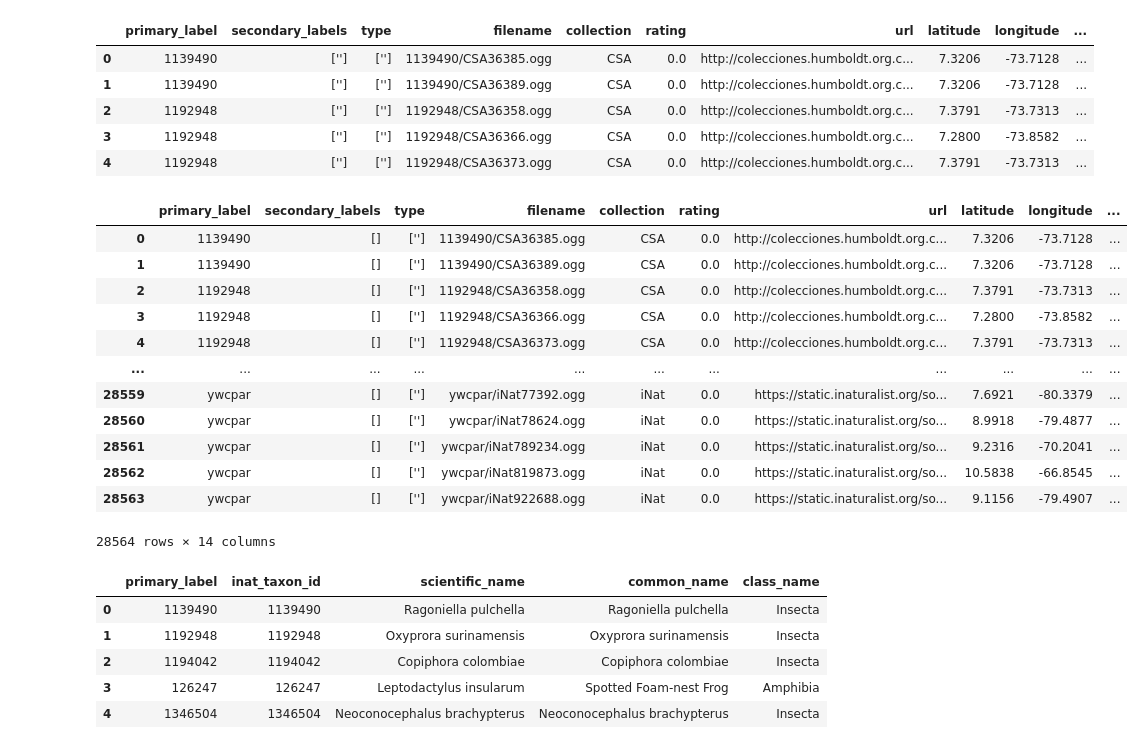
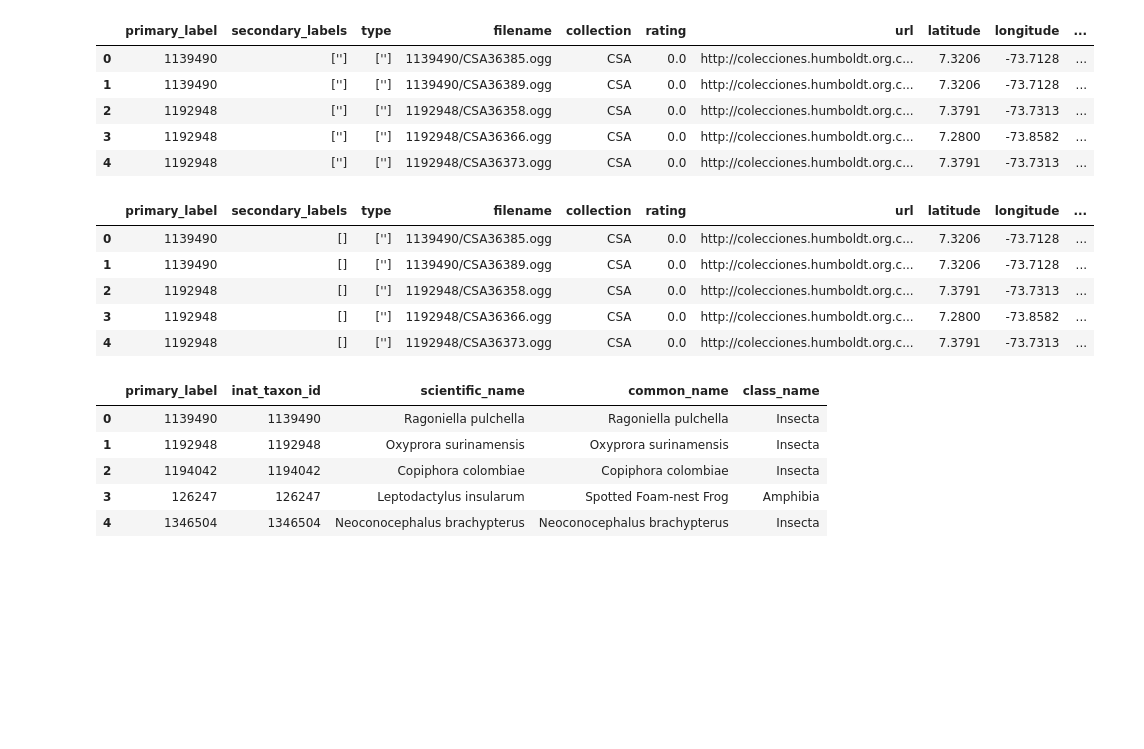
Before and after one commit to massmola/ml-assignments, a Jupyter notebook: ml-in-practice-assignment.ipynb, the cells around one changed output. Cells and saved outputs as stored; diff of their text form; code cells hidden in the pictures; blank space fills up the shorter version.

```diff
--- a/ml-in-practice-assignment.ipynb
+++ b/ml-in-practice-assignment.ipynb
@@ -35,27 +37,21 @@ train_meta.head()
 # %%
 # link the filenames to our dataset
 def preprocess_train_meta(df):
     """Preprocesses the training metadata."""
     df['secondary_labels'] = df['secondary_labels'].apply(lambda x: re.findall(r"'(\w+)'", x))
     df['file_path'] = df.apply(lambda row: os.path.join(TRAIN_AUDIO_PATH, row['filename']), axis=1)
     return df
 
 train_meta = preprocess_train_meta(train_meta)
-train_meta
+train_meta.dtypes
+train_meta.head()
 # %% [output]
 |  | primary_label | secondary_labels | type | filename | collection | rating | url | latitude | longitude | ... |
 | 0 | 1139490 | [] | [''] | 1139490/CSA36385.ogg | CSA | 0.0 | http://colecciones.humboldt.org.c... | 7.3206 | -73.7128 | ... |
 | 1 | 1139490 | [] | [''] | 1139490/CSA36389.ogg | CSA | 0.0 | http://colecciones.humboldt.org.c... | 7.3206 | -73.7128 | ... |
 | 2 | 1192948 | [] | [''] | 1192948/CSA36358.ogg | CSA | 0.0 | http://colecciones.humboldt.org.c... | 7.3791 | -73.7313 | ... |
 | 3 | 1192948 | [] | [''] | 1192948/CSA36366.ogg | CSA | 0.0 | http://colecciones.humboldt.org.c... | 7.2800 | -73.8582 | ... |
 | 4 | 1192948 | [] | [''] | 1192948/CSA36373.ogg | CSA | 0.0 | http://colecciones.humboldt.org.c... | 7.3791 | -73.7313 | ... |
-| ... | ... | ... | ... | ... | ... | ... | ... | ... | ... | ... |
-| 28559 | ywcpar | [] | [''] | ywcpar/iNat77392.ogg | iNat | 0.0 | https://static.inaturalist.org/so... | 7.6921 | -80.3379 | ... |
-| 28560 | ywcpar | [] | [''] | ywcpar/iNat78624.ogg | iNat | 0.0 | https://static.inaturalist.org/so... | 8.9918 | -79.4877 | ... |
-| 28561 | ywcpar | [] | [''] | ywcpar/iNat789234.ogg | iNat | 0.0 | https://static.inaturalist.org/so... | 9.2316 | -70.2041 | ... |
-| 28562 | ywcpar | [] | [''] | ywcpar/iNat819873.ogg | iNat | 0.0 | https://static.inaturalist.org/so... | 10.5838 | -66.8545 | ... |
-| 28563 | ywcpar | [] | [''] | ywcpar/iNat922688.ogg | iNat | 0.0 | https://static.inaturalist.org/so... | 9.1156 | -79.4907 | ... |
-28564 rows × 14 columns
 # %%
 taxonomy.head() # we see that taxonomy allow us to match 'primarry_lables' of train.csv to the species
 # %% [output]
```
Also changed, not shown: parts of 10 cells of this notebook.
